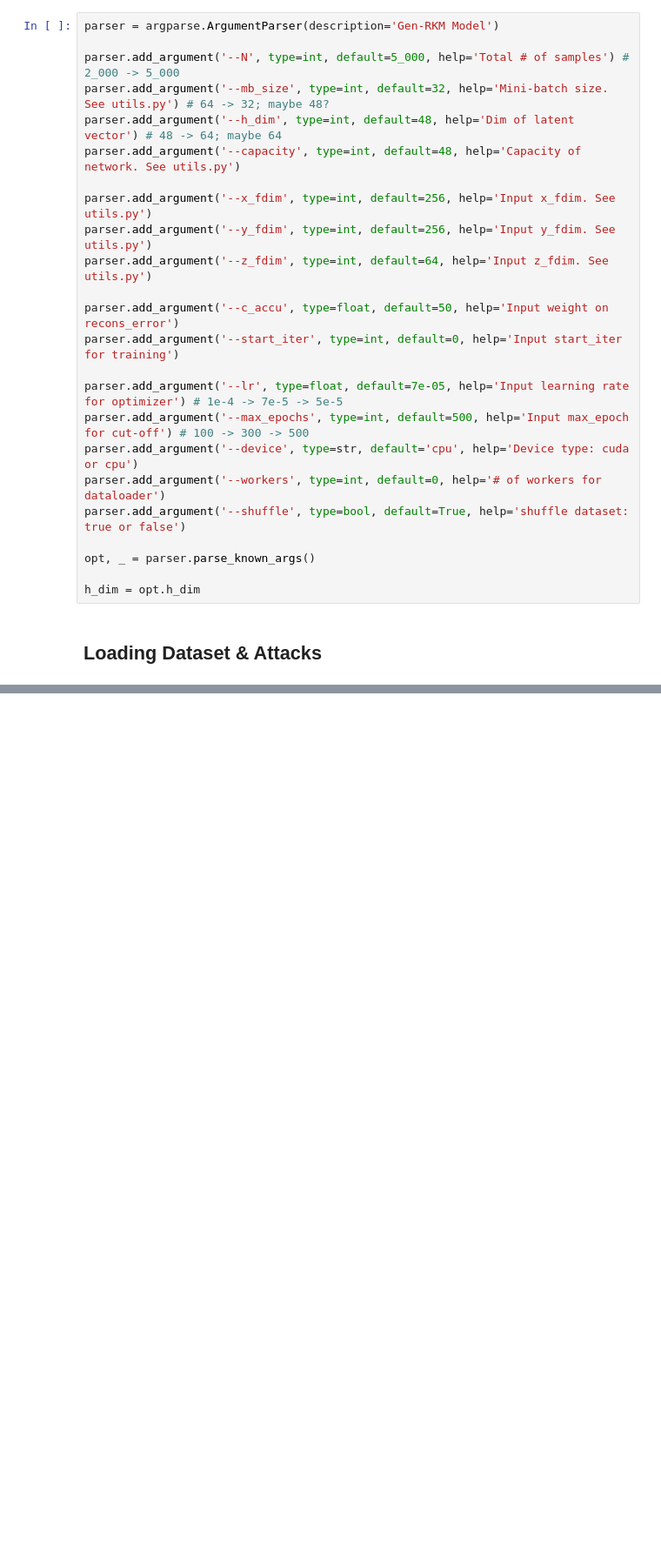
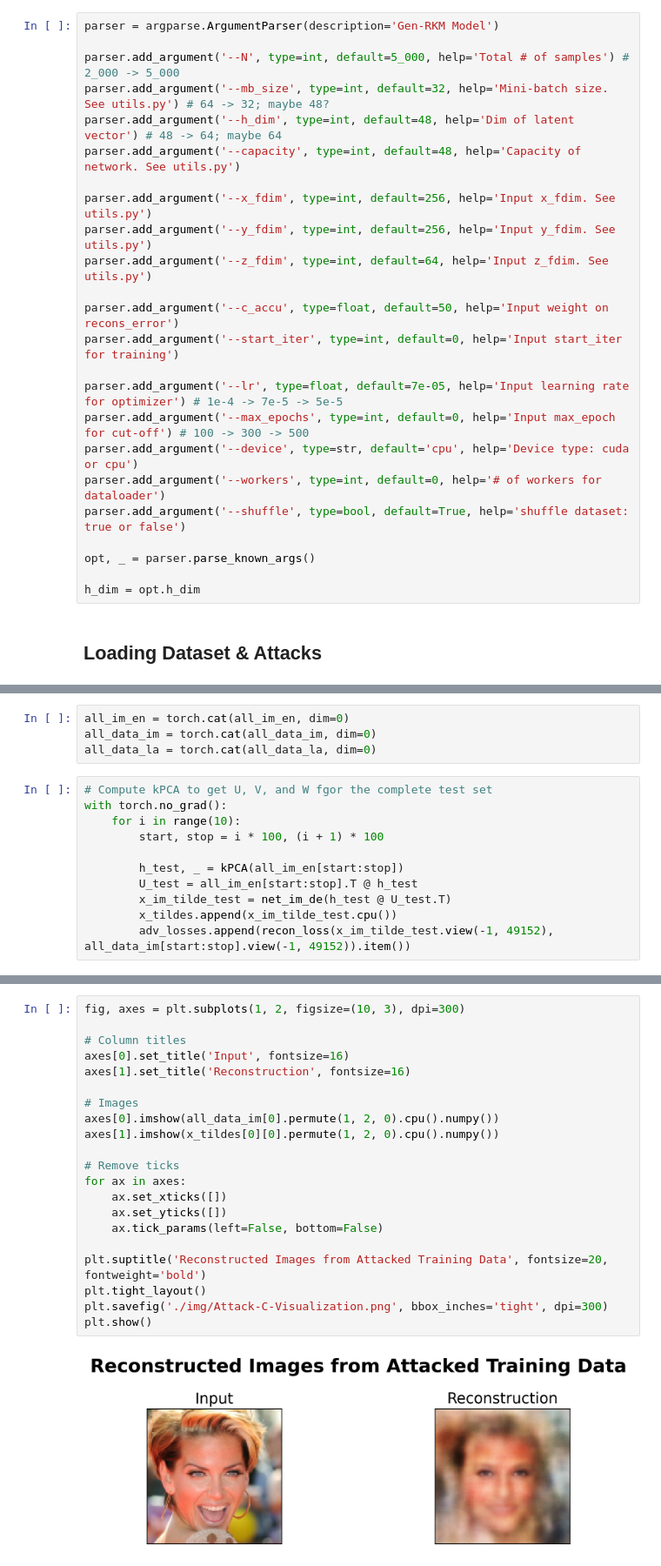
Before and after one commit to ClarysseArthur/VUB-MT-Development, a Jupyter notebook: Models/GenRKM-MMCelebHQ-V3/Attack-C.ipynb, the cells around one changed output, grey strips where cells are left out. Shown at 87% size. Cells and saved outputs as stored; diff of their text form; blank space fills up the shorter version.

```diff
--- a/Models/GenRKM-MMCelebHQ-V3/Attack-C.ipynb
+++ b/Models/GenRKM-MMCelebHQ-V3/Attack-C.ipynb
@@ -36,7 +36,7 @@ parser.add_argument('--c_accu', type=float, default=50, help='Input weight on re
 parser.add_argument('--start_iter', type=int, default=0, help='Input start_iter for training')
 
 parser.add_argument('--lr', type=float, default=7e-05, help='Input learning rate for optimizer') # 1e-4 -> 7e-5 -> 5e-5
-parser.add_argument('--max_epochs', type=int, default=500, help='Input max_epoch for cut-off') # 100 -> 300 -> 500
+parser.add_argument('--max_epochs', type=int, default=0, help='Input max_epoch for cut-off') # 100 -> 300 -> 500
 parser.add_argument('--device', type=str, default='cpu', help='Device type: cuda or cpu')
 parser.add_argument('--workers', type=int, default=0, help='# of workers for dataloader')
 parser.add_argument('--shuffle', type=bool, default=True, help='shuffle dataset: true or false')
@@ -297,0 +261,15 @@ net_la_de = model['net_la_de']
+# %%
+all_im_en = torch.cat(all_im_en, dim=0)
+all_data_im = torch.cat(all_data_im, dim=0)
+all_data_la = torch.cat(all_data_la, dim=0)
+# %%
+# Compute kPCA to get U, V, and W fgor the complete test set
+with torch.no_grad():
+    for i in range(10):
+        start, stop = i * 100, (i + 1) * 100
+
+        h_test, _ = kPCA(all_im_en[start:stop])
+        U_test = all_im_en[start:stop].T @ h_test
+        x_im_tilde_test = net_im_de(h_test @ U_test.T)
+        x_tildes.append(x_im_tilde_test.cpu())
+        adv_losses.append(recon_loss(x_im_tilde_test.view(-1, 49152), all_data_im[start:stop].view(-1, 49152)).item())
@@ -297,0 +308,23 @@ net_la_de = model['net_la_de']
+# %%
+fig, axes = plt.subplots(1, 2, figsize=(10, 3), dpi=300)
+
+# Column titles
+axes[0].set_title('Input', fontsize=16)
+axes[1].set_title('Reconstruction', fontsize=16)
+
+# Images
+axes[0].imshow(all_data_im[0].permute(1, 2, 0).cpu().numpy())
+axes[1].imshow(x_tildes[0][0].permute(1, 2, 0).cpu().numpy())
+
+# Remove ticks
+for ax in axes:
+    ax.set_xticks([])
+    ax.set_yticks([])
+    ax.tick_params(left=False, bottom=False)
+
+plt.suptitle('Reconstructed Images from Attacked Training Data', fontsize=20, fontweight='bold')
+plt.tight_layout()
+plt.savefig('./img/Attack-C-Visualization.png', bbox_inches='tight', dpi=300)
+plt.show()
+# %% [output]
+[figure, added]
```
Also changed, not shown: parts of 16 cells of this notebook, 12 other files.
